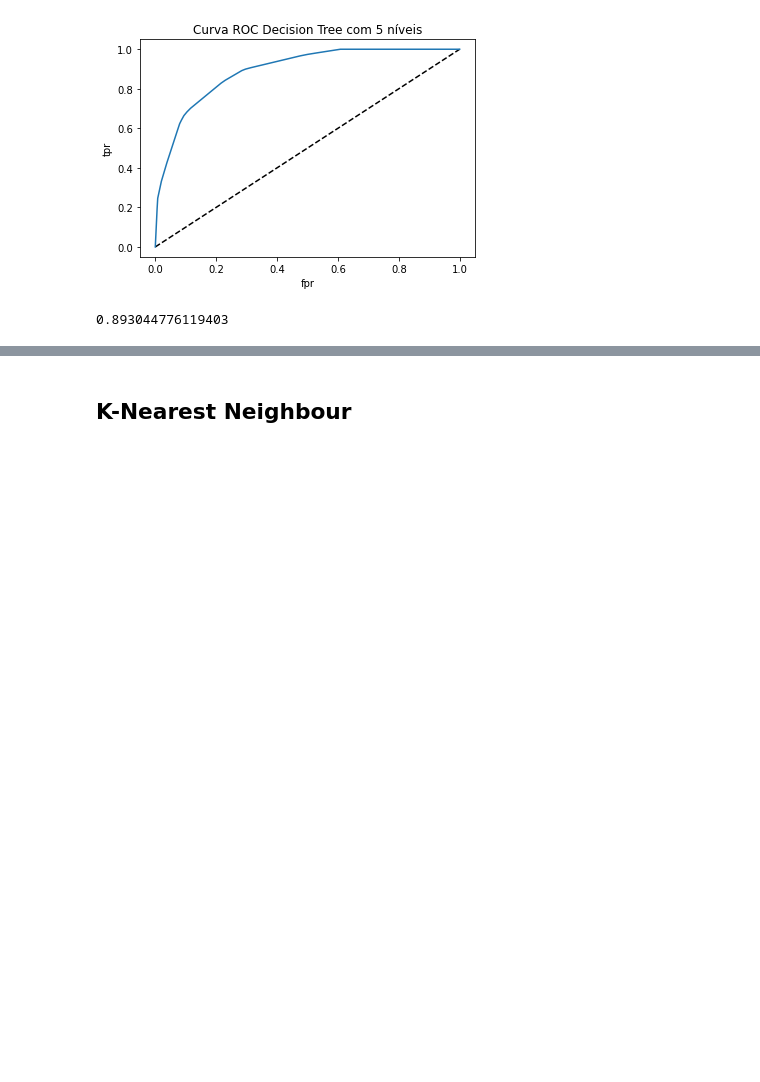
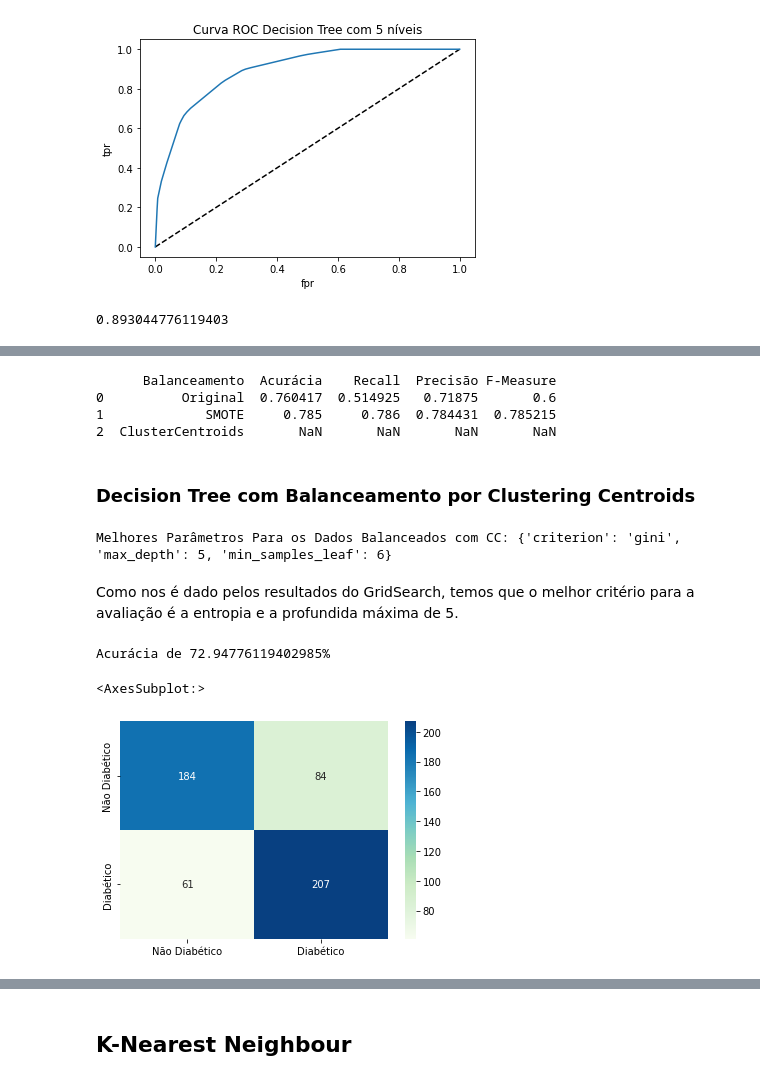
Before and after one commit to Marcellofabrizio/Notebooks, a Jupyter notebook: Pima Indians Diabetes Database/ClassifierComparison.ipynb, the cells around one changed output, grey strips where cells are left out. Drawn from its saved outputs; the diff is of its cells as text; code cells hidden in the pictures; blank space fills up the shorter version.

```diff
--- a/Pima Indians Diabetes Database/ClassifierComparison.ipynb
+++ b/Pima Indians Diabetes Database/ClassifierComparison.ipynb
@@ -308,0 +353,36 @@ roc_auc_score(y,y_pred_proba)
+# %%
+results_dt['Acurácia'][1] = accuracy_score(y_smote,predictions)
+results_dt['Recall'][1] = recall_score(y_smote,predictions)
+results_dt['Precisão'][1] = precision_score(y_smote,predictions)
+results_dt['F-Measure'][1] = f1_score(y_smote,predictions)
+
+print(results_dt)
+# %% [output]
+      Balanceamento  Acurácia    Recall  Precisão F-Measure
+0          Original  0.760417  0.514925   0.71875       0.6
+1             SMOTE     0.785     0.786  0.784431  0.785215
+2  ClusterCentroids       NaN       NaN       NaN       NaN
+# %% [markdown]
+### Decision Tree com Balanceamento por Clustering Centroids
+# %%
+grid = GridSearchCV(dt, params, cv=10)
+grid.fit(X_cc, y_cc)
+
+print(f'Melhores Parâmetros Para os Dados Balanceados com CC: {grid.best_params_}')
+# %% [output]
+Melhores Parâmetros Para os Dados Balanceados com CC: {'criterion': 'gini', 'max_depth': 5, 'min_samples_leaf': 6}
+# %% [markdown]
+Como nos é dado pelos resultados do GridSearch, temos que o melhor critério para a avaliação é a entropia e a profundida máxima de 5.
+# %%
+predictions = cross_val_predict(grid.best_estimator_, X_cc,y_cc, cv=10)
+print(f'Acurácia de {accuracy_score(y_cc, predictions)*100}%')
+# %% [output]
+Acurácia de 72.94776119402985%
+# %%
+# Imprime matriz de confusão
+cf = confusion_matrix(y_cc, predictions)
+lbl = ['Não Diabético', 'Diabético']
+sb.heatmap(cf,annot=True,cmap="GnBu", fmt="d",xticklabels=lbl,yticklabels=lbl)
+# %% [output]
+<AxesSubplot:>
+[figure, added]
```
Also changed, not shown: parts of 25 cells of this notebook.
